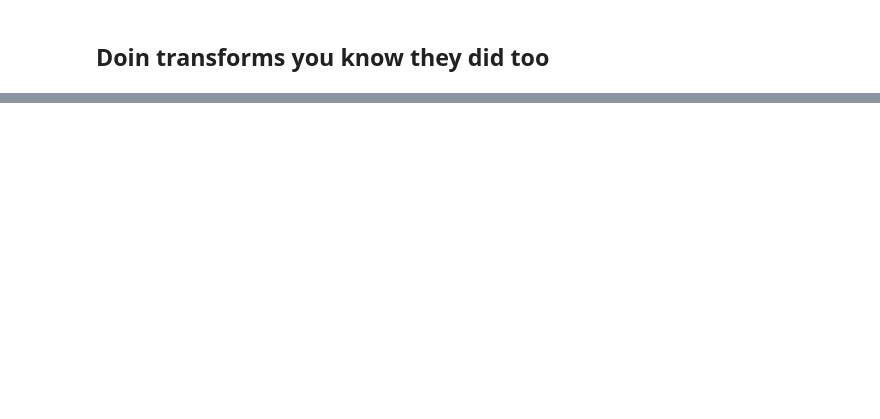
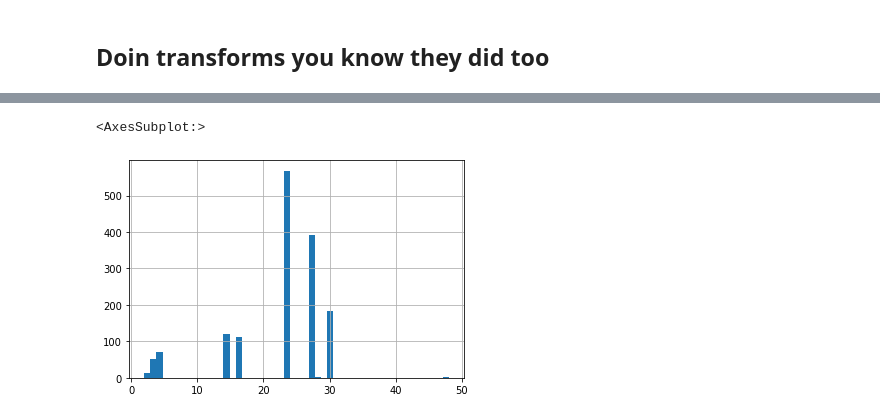
Before and after one commit to edibegovic/SecurityPrivacy, a Jupyter notebook: src/deanonymizer.ipynb, the cells around one changed output, grey strips where cells are left out. Saved outputs shown, nothing was run; the diff lists cells and outputs as text; code cells hidden in the pictures; blank space fills up the shorter version.

```diff
--- a/src/deanonymizer.ipynb
+++ b/src/deanonymizer.ipynb
@@ -20,0 +111,2 @@ public_data_register.head()
+# %%
+merged_df = public_data_register.merge(anonymized_data, on = 'sex', how = 'outer')
@@ -20,0 +139,14 @@ public_data_register.head()
+# %%
+# citizenship cleaning
+
+merged_df['citizenship_na'] = merged_df['citizenship_y'].isna()
+merged_df['citizenship_match'] = merged_df.apply(citizenship_compare, axis = 1)
+merged_df['citizenship_stays'] = merged_df.apply(pd_or, axis = 1)
+
+merged_df = merged_df[merged_df['citizenship_stays']]
+del merged_df['citizenship_na']
+del merged_df['citizenship_match']
+del merged_df['citizenship_stays']
+
+print(merged_df['name'].value_counts().mean())
+merged_df.head()
@@ -20,0 +161,27 @@ public_data_register.head()
+# %%
+# zip filtering
+def zip_compare(x):
+    if x[12] == x[4]:
+        return True
+    else:
+        return False
+
+def test(x):
+    return x[12]
+
+def pd_or(x):
+    return x[15] or x[16]
+# %%
+# zip cleaning
+
+merged_df['zip_na'] = merged_df['zip_y'].isna()
+merged_df['zip_match'] = merged_df.apply(zip_compare, axis = 1)
+merged_df['zip_stays'] = merged_df.apply(pd_or, axis = 1)
+
+merged_df = merged_df[merged_df['zip_stays']]
+del merged_df['zip_na']
+del merged_df['zip_match']
+del merged_df['zip_stays']
+
+print(merged_df['name'].value_counts().mean())
+merged_df.head()
@@ -20,0 +196,5 @@ public_data_register.head()
+# %%
+merged_df['name'].value_counts().hist(bins = 50)
+# %% [output]
+<AxesSubplot:>
+[figure, added]
```
Also changed, not shown: parts of 20 cells of this notebook.
